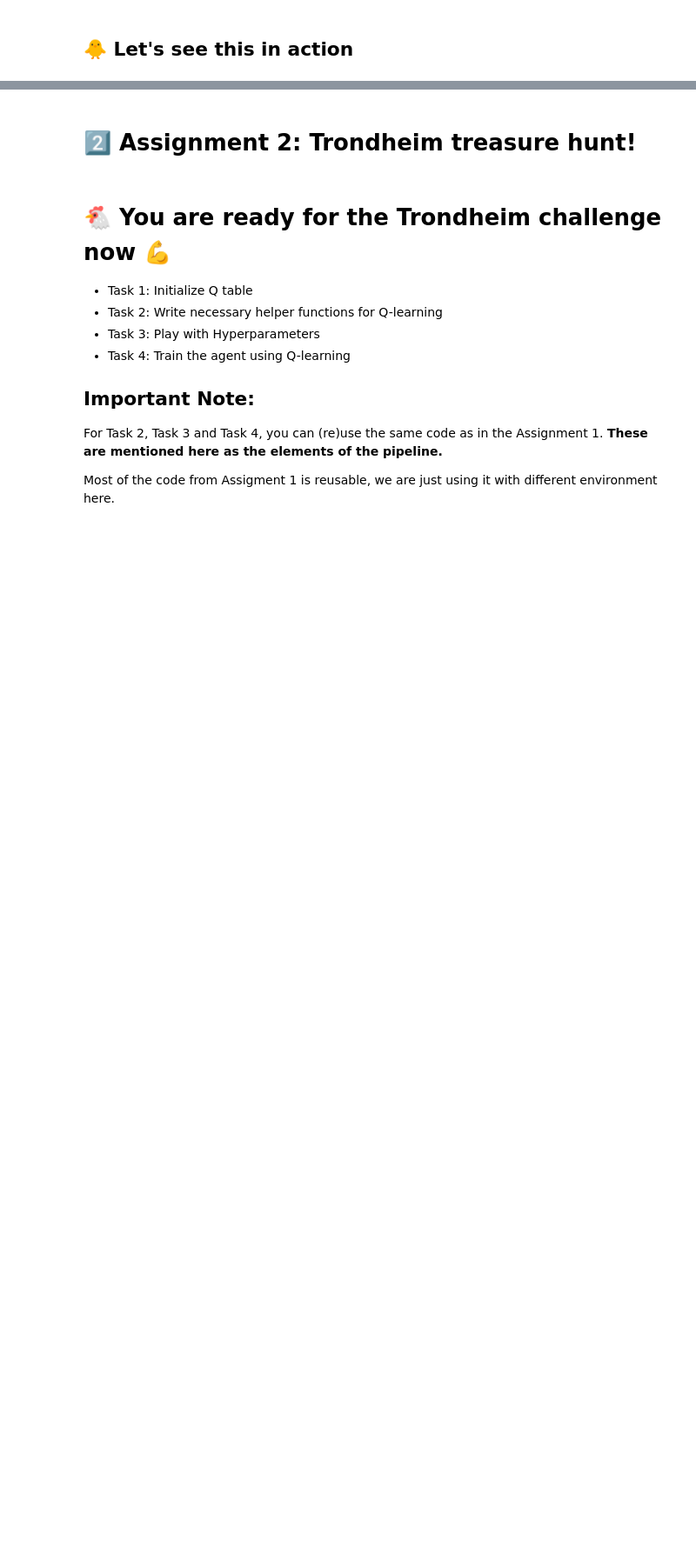
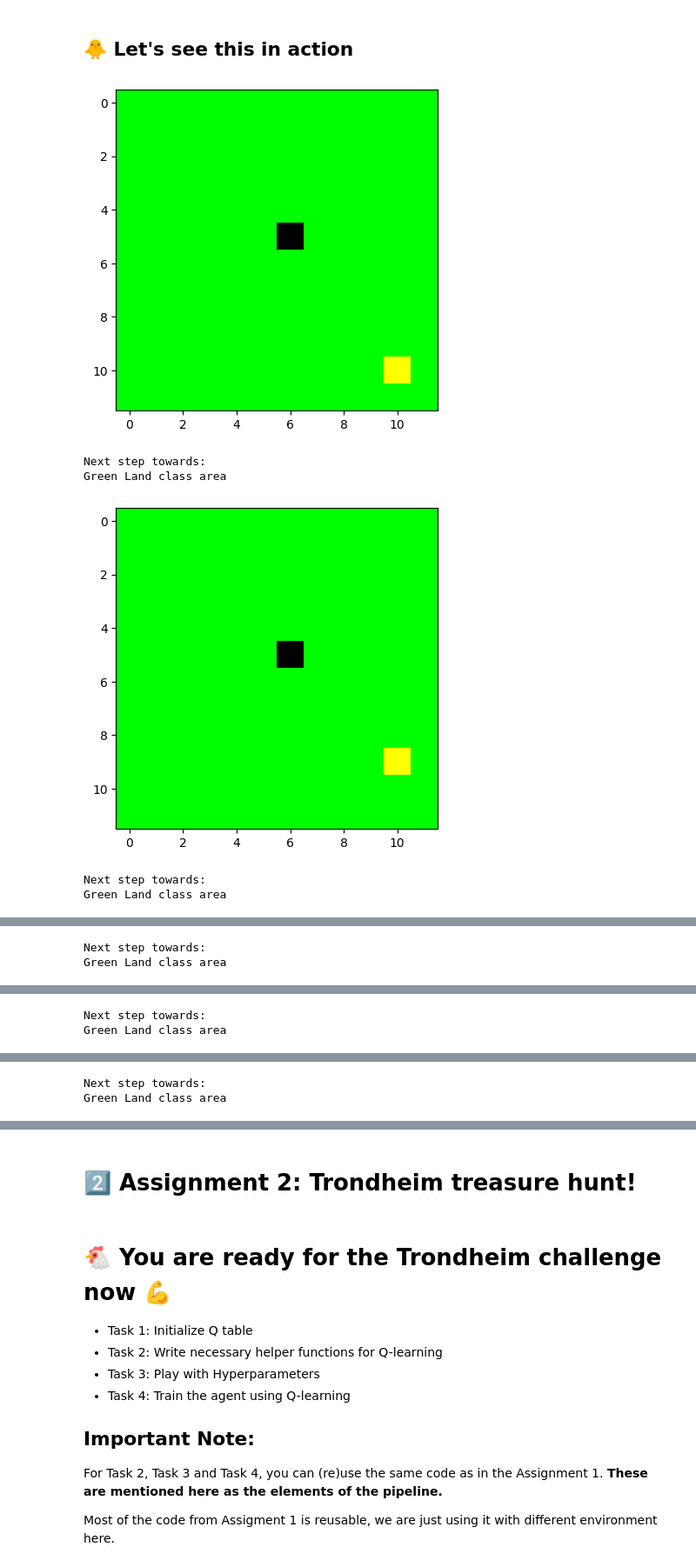
Before and after one commit to baardby/Intro-To-ML-Assignment-3, a Jupyter notebook: Project3_RL.ipynb, the cells around one changed output, grey strips where cells are left out. Shown at 87% size. Cells and saved outputs as stored; diff of their text form; code cells hidden in the pictures; blank space fills up the shorter version.

```diff
--- a/Project3_RL.ipynb
+++ b/Project3_RL.ipynb
@@ -535,7 +574,7 @@ print(f"Observation space looks like this:\n{obs}")
 # %%
 # Environment is set up for you here
 env_config = {
-    'env_image_path':'input_images/image_simple_1.png',
+    'env_image_path':'image_simple_1.png',
     'dead_allowed':False,
     'remove_after_location_found':False,
     'start_random':False,
@@ -592,29 +667,38 @@ TODO: write helper function to:
 def update_explore_rate(episode, MIN_EXPLORE_RATE):
     # this function should return updated explore_rate
 	# YOUR CODE GOES HERE
+    return np.exp(1/(episode+1))*MIN_EXPLORE_RATE
 
 
 # Learning Rate Decay Function, Converges to MIN_LEARNING_RATE
 def update_learning_rate(episode, MIN_LEARNING_RATE):
     # this function should return updated learning_rate
 	# YOUR CODE GOES HERE
+    return np.exp(1/(episode+1))*MIN_LEARNING_RATE
 
 
 # returns an action based on current state, explore rate and Q table
 def update_action(env, state, explore_rate, Q):
     # this function should return an action
 	# YOUR CODE GOES HERE
+
+    # Getting available moves
+    available_moves = list(action_dict.values())
+    if random.uniform(0, 1) < explore_rate:
+        return random.choice(available_moves)
+    else:
+        return np.argmax(Q[state])
 # %% [markdown]
 ### Task 3: Play with Hyperparameters
 # %%
 # Task 3: Play with Hyperparameters
 
 # YOUR CODE GOES HERE: replace None with your values
-GAMMA_test = None
-NUM_EPISODES_test = None
-MIN_EXPLORE_RATE_test = None
-MIN_LEARNING_RATE_test = None
-STEP_SIZE_TEST = None
+GAMMA_test = 0.99
+NUM_EPISODES_test = 500
+MIN_EXPLORE_RATE_test = 0.5
+MIN_LEARNING_RATE_test = 0.1
+STEP_SIZE_TEST = 500
 # %% [markdown]
 ## 🐤 Now use Q learning to learn the Q table
 ### Task 4: Train the agent using Q-learning
@@ -667,5 +751,24 @@ learning_rate = update_learning_rate(0, MIN_LEARNING_RATE=MIN_LEARNING_RATE_test
   # Tip : print variables of interest, like episode, total_reward, explore_rate
   # print(f"Episode :{i}  Total_reward: {total_reward}  Explore rate: {explore_rate}")
   #print("Final Q values: ", Q_test)
+for episode in range(NUM_EPISODES_test):
+    tmp_env.reset()
+    learning_rate = update_learning_rate(episode, MIN_LEARNING_RATE_test)
+    explore_rate = update_explore_rate(episode, MIN_EXPLORE_RATE_test)
+    state = tmp_env.get_1d_state()
+    total_reward = 0
+    done = False
+
+    for step in range(STEP_SIZE_TEST):
+        action = update_action(tmp_env, state, explore_rate, Q_test)
+        observation_space, reward, terminated, __ = tmp_env.step(action)
+
+        new_state = tmp_env.get_1d_state()
+
+        # Bellman equation
+        Q_test[state][action] = (1 - learning_rate)*Q_test[state][action] + learning_rate*(reward + GAMMA_test*np.max(Q_test[new_state]))
+
+        state = new_state
+        total_reward+=reward
 # %%
 print(f"Total reward after training: {total_reward}, total Explore rate after training: {explore_rate}")
@@ -674,23 +779,30 @@ print(f"Total reward after training: {total_reward}, total Explore rate after tr
 # %%
 # now we show one episode
 # yellow spot should be able to find black spot here
 
 tmp_env.manual_mode = True # enable messages
 STEP_SIZE_TEST_test = 16
 
 observation = tmp_env.reset()
 state_0 = tmp_env.get_1d_state()
 total_reward = 0
 
 for _ in range(STEP_SIZE_TEST_test):
     tmp_env.render()
-    action = update_action(tmp_env, state_0, explore_rate, Q=Q_test)
+    action = update_action(tmp_env, state_0, explore_rate=0, Q=Q_test)
     obv, reward, done, info = tmp_env.step(action)
     state_1 = tmp_env.get_1d_state()
 
     # No need to update the Q here
     state_0 = state_1
 
     total_reward += reward
 
 print(f"Total_reward: ", total_reward)
+# %% [output]
+[figure, added]
+Next step towards:
+Green Land class area
+[figure, added]
+Next step towards:
+Green Land class area
@@ -696,0 +810,2 @@ print(f"Total_reward: ", total_reward)
+Next step towards:
+Green Land class area
@@ -696,0 +813,2 @@ print(f"Total_reward: ", total_reward)
+Next step towards:
+Green Land class area
@@ -696,0 +816,2 @@ print(f"Total_reward: ", total_reward)
+Next step towards:
+Green Land class area
```
Also changed, not shown: parts of 21 cells of this notebook, 1 other file.
